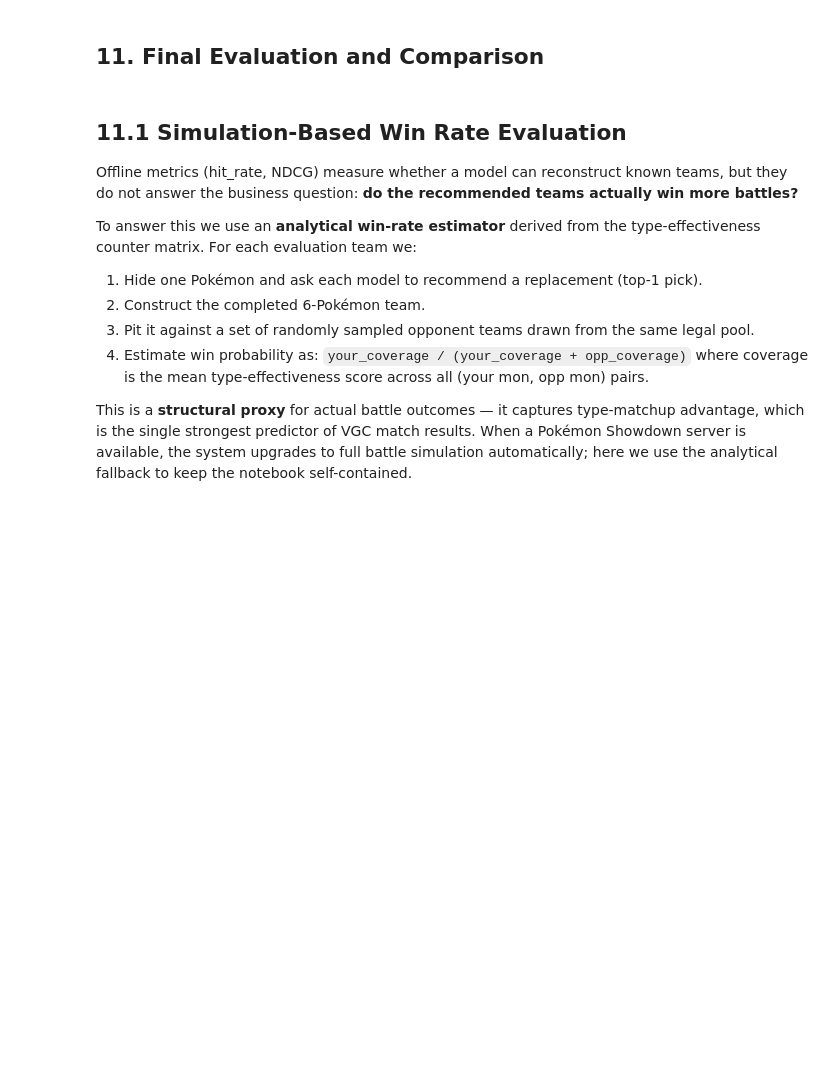
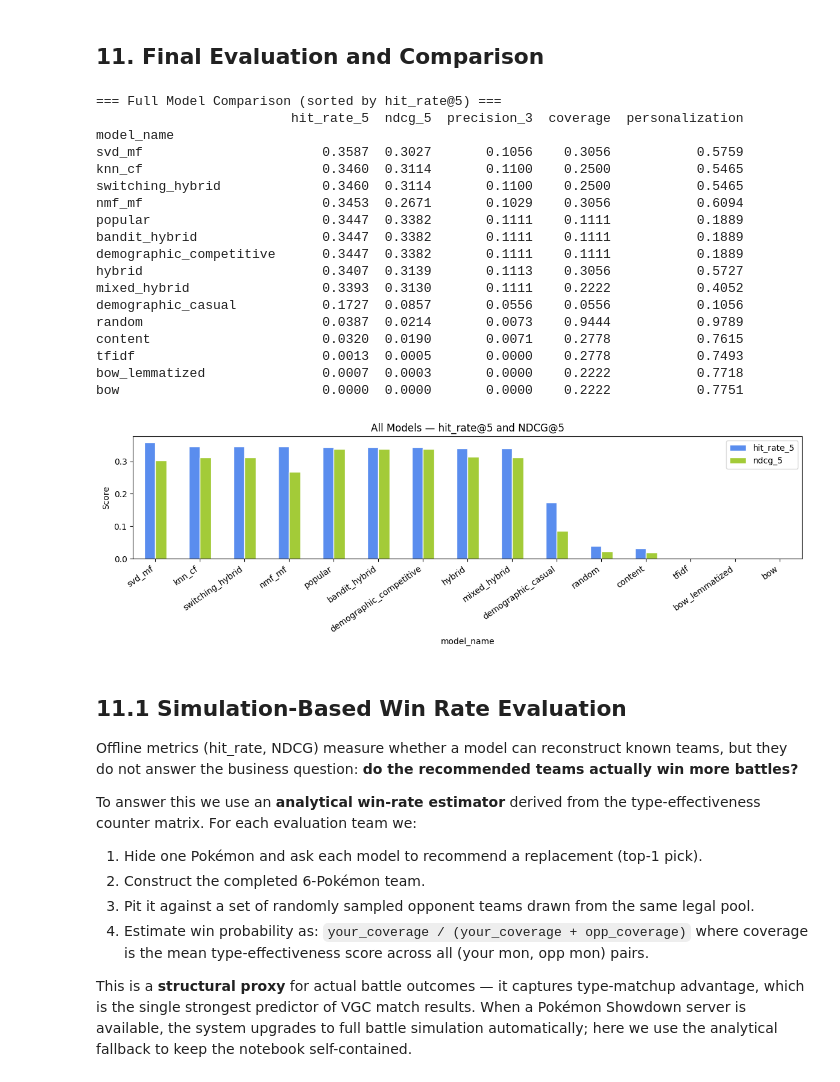
Before and after one commit to sakhnoukh/fightdex, a Jupyter notebook: pokecoach.ipynb, the cells around one changed output. Drawn from its saved outputs; the diff is of its cells as text; code cells hidden in the pictures; blank space fills up the shorter version.

```diff
--- a/pokecoach.ipynb
+++ b/pokecoach.ipynb
@@ -325,0 +534,15 @@ for rec in result['recommendations']:
+# %%
+from pokecoach.models import SwitchingHybridRecommender, PopularityRecommender
+from pokecoach.evaluation import evaluate_reconstruction
+
+switcher = SwitchingHybridRecommender(data, threshold=2)
+switcher_result = evaluate_reconstruction(switcher, teams_df, counter, model_name="switching_hybrid")
+
+pop_ref = PopularityRecommender(data)
+print("Empty team  — switching (== popularity):", switcher.recommend([], k=5))
+print("Empty team  — popularity:               ", pop_ref.recommend([], k=5))
+print()
+print("2-mon team  — switching (uses KNN now):", switcher.recommend(["Incineroar", "Rillaboom"], k=5))
+print("2-mon team  — popularity:              ", pop_ref.recommend(["Incineroar", "Rillaboom"], k=5))
+print()
+print(f"Switching hybrid result: hit_rate@5={switcher_result.hit_rate_5:.4f}, ndcg@5={switcher_result.ndcg_5:.4f}")
@@ -325,0 +561,15 @@ for rec in result['recommendations']:
+# %%
+from pokecoach.models import MixedHybridRecommender, KNNRecommender
+from pokecoach.evaluation import evaluate_reconstruction
+
+knn_ref = KNNRecommender(data)
+pop_ref2 = PopularityRecommender(data)
+mixed = MixedHybridRecommender(data, models=[knn_ref, pop_ref2])
+mixed_result = evaluate_reconstruction(mixed, teams_df, counter, model_name="mixed_hybrid")
+
+partial = ["Incineroar", "Rillaboom"]
+print("KNN recs:         ", knn_ref.recommend(partial, k=6))
+print("Popularity recs:  ", pop_ref2.recommend(partial, k=6))
+print("Mixed hybrid recs:", mixed.recommend(partial, k=6))
+print()
+print(f"Mixed hybrid: hit_rate@5={mixed_result.hit_rate_5:.4f}, ndcg@5={mixed_result.ndcg_5:.4f}")
@@ -340,23 +646,46 @@ print("Offline evaluation uses no feedback → scores converge to hybrid baselin
 ## 11. Final Evaluation and Comparison
 # %%
 results = [rand_result, pop_result, knn_result, svd_result, nmf_result,
-           content_result, tfidf_result, hybrid_result, bandit_result]
+           content_result, tfidf_result, hybrid_result, bandit_result,
+           demo_comp_result, demo_casual_result,
+           bow_result, lem_bow_result,
+           switcher_result, mixed_result]
 
 all_metrics = pd.DataFrame([r.__dict__ for r in results]).set_index('model_name')
 
 print("=== Full Model Comparison (sorted by hit_rate@5) ===")
 print(all_metrics[['hit_rate_5', 'ndcg_5', 'precision_3', 'coverage', 'personalization']]
       .sort_values('hit_rate_5', ascending=False).round(4).to_string())
 
 all_metrics[['hit_rate_5', 'ndcg_5']].sort_values('hit_rate_5', ascending=False).plot(
-    kind='bar', figsize=(10, 4),
+    kind='bar', figsize=(12, 4),
     title='All Models — hit_rate@5 and NDCG@5',
     color=['#5a8dee', '#a3cb38'], edgecolor='white'
 )
 plt.ylabel('Score')
-plt.xticks(rotation=30, ha='right')
+plt.xticks(rotation=35, ha='right')
 plt.tight_layout()
 plt.show()
+# %% [output]
+=== Full Model Comparison (sorted by hit_rate@5) ===
+                         hit_rate_5  ndcg_5  precision_3  coverage  personalization
+model_name
+svd_mf                       0.3587  0.3027       0.1056    0.3056           0.5759
+knn_cf                       0.3460  0.3114       0.1100    0.2500           0.5465
+switching_hybrid             0.3460  0.3114       0.1100    0.2500           0.5465
+nmf_mf                       0.3453  0.2671       0.1029    0.3056           0.6094
+popular                      0.3447  0.3382       0.1111    0.1111           0.1889
+bandit_hybrid                0.3447  0.3382       0.1111    0.1111           0.1889
+demographic_competitive      0.3447  0.3382       0.1111    0.1111           0.1889
+hybrid                       0.3407  0.3139       0.1113    0.3056           0.5727
+mixed_hybrid                 0.3393  0.3130       0.1111    0.2222           0.4052
+demographic_casual           0.1727  0.0857       0.0556    0.0556           0.1056
+random                       0.0387  0.0214       0.0073    0.9444           0.9789
+content                      0.0320  0.0190       0.0071    0.2778           0.7615
+tfidf                        0.0013  0.0005       0.0000    0.2778           0.7493
+bow_lemmatized               0.0007  0.0003       0.0000    0.2222           0.7718
+bow                          0.0000  0.0000       0.0000    0.2222           0.7751
+[figure, added]
 # %% [markdown]
 ## 11.1 Simulation-Based Win Rate Evaluation
 
```
Also changed, not shown: parts of 50 cells of this notebook, 12 other files.
